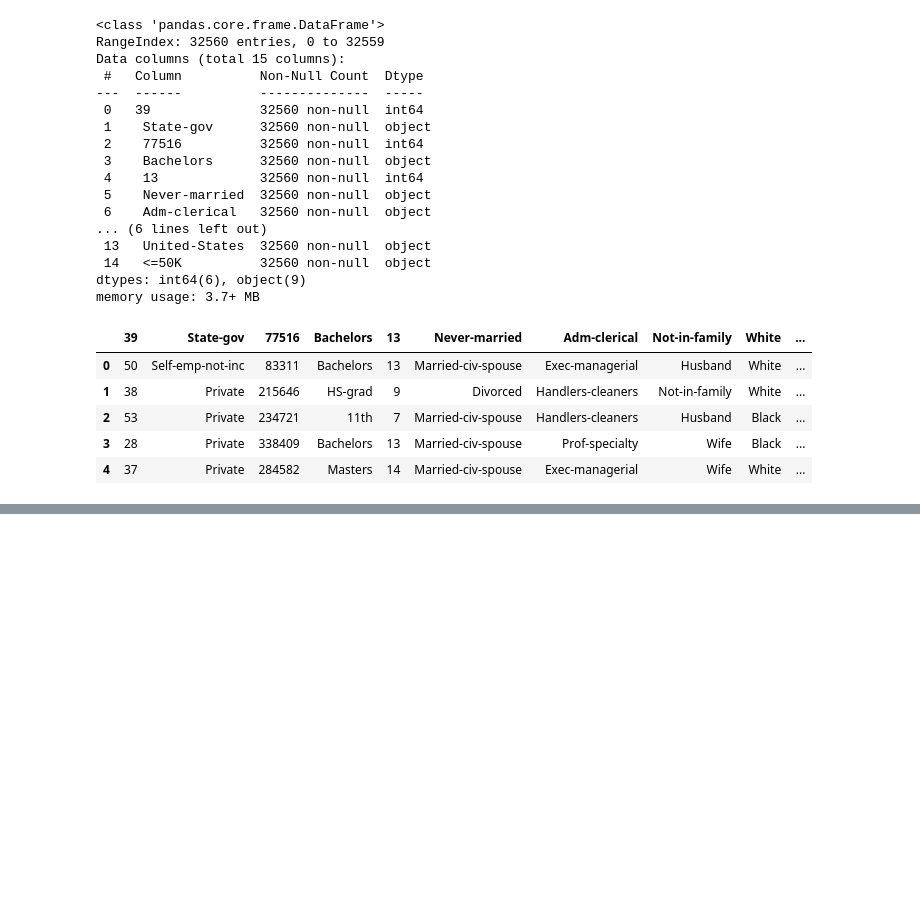
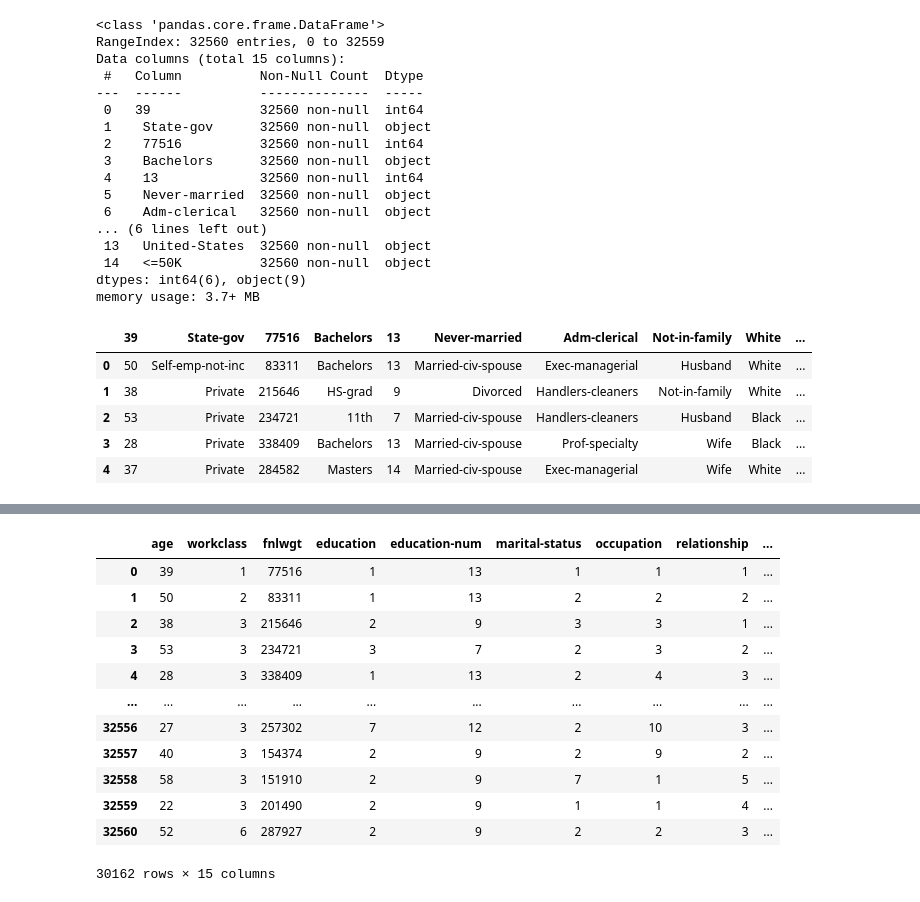
Before and after one commit to KKhamwiset/NeuronActivated, a Jupyter notebook: model_training/ml_model_training.ipynb, the cells around one changed output, grey strips where cells are left out. Cells and saved outputs as stored; diff of their text form; code cells hidden in the pictures; blank space fills up the shorter version.

```diff
--- a/model_training/ml_model_training.ipynb
+++ b/model_training/ml_model_training.ipynb
@@ -59,5 +59,5 @@ column_names = read_adult_names_file('../data/income/adult.names')
 df = pd.read_csv('../data/income/adult.data',
                 header=None,
                 names=column_names,
-                sep=', ')
-df
+                sep=', ',
+                engine='python')
@@ -82,0 +84,5 @@ KeyError: "['income'] not found in axis"
+# %%
+for column in df.columns:
+    j = df[column].value_counts(dropna=False)
+    print(column,':',j)
+    print('----------------------------------------')
@@ -82,0 +107,4 @@ KeyError: "['income'] not found in axis"
+# %%
+for column in df.columns:
+    df.drop(df[df[column] == '?'].index, inplace=True)
+df
@@ -82,0 +125,22 @@ KeyError: "['income'] not found in axis"
+# %%
+def map_data(x):
+    convert = x.unique()
+    return x.map(dict(zip(convert, range(1,len(convert) + 1))))
+for column in df.columns:
+    if df[column].dtype == 'object':
+        df[column] = map_data(df[column])
+df.astype(int)
+# %% [output]
+|  | age | workclass | fnlwgt | education | education-num | marital-status | occupation | relationship | ... |
+| 0 | 39 | 1 | 77516 | 1 | 13 | 1 | 1 | 1 | ... |
+| 1 | 50 | 2 | 83311 | 1 | 13 | 2 | 2 | 2 | ... |
+| 2 | 38 | 3 | 215646 | 2 | 9 | 3 | 3 | 1 | ... |
+| 3 | 53 | 3 | 234721 | 3 | 7 | 2 | 3 | 2 | ... |
+| 4 | 28 | 3 | 338409 | 1 | 13 | 2 | 4 | 3 | ... |
+| ... | ... | ... | ... | ... | ... | ... | ... | ... | ... |
+| 32556 | 27 | 3 | 257302 | 7 | 12 | 2 | 10 | 3 | ... |
+| 32557 | 40 | 3 | 154374 | 2 | 9 | 2 | 9 | 2 | ... |
+| 32558 | 58 | 3 | 151910 | 2 | 9 | 7 | 1 | 5 | ... |
+| 32559 | 22 | 3 | 201490 | 2 | 9 | 1 | 1 | 4 | ... |
+| 32560 | 52 | 6 | 287927 | 2 | 9 | 2 | 2 | 3 | ... |
+30162 rows × 15 columns
```
Also changed, not shown: parts of 8 cells of this notebook, 3 other files.
